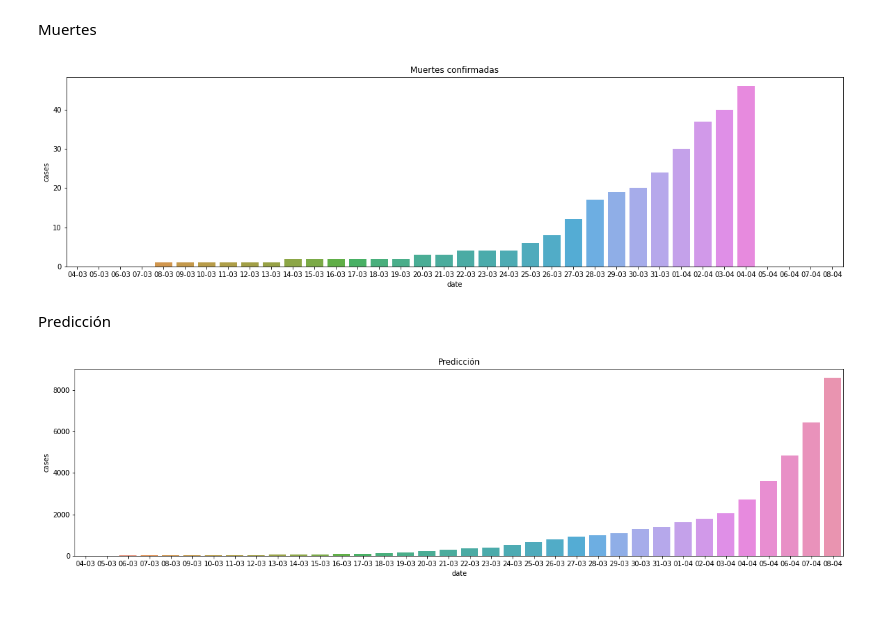
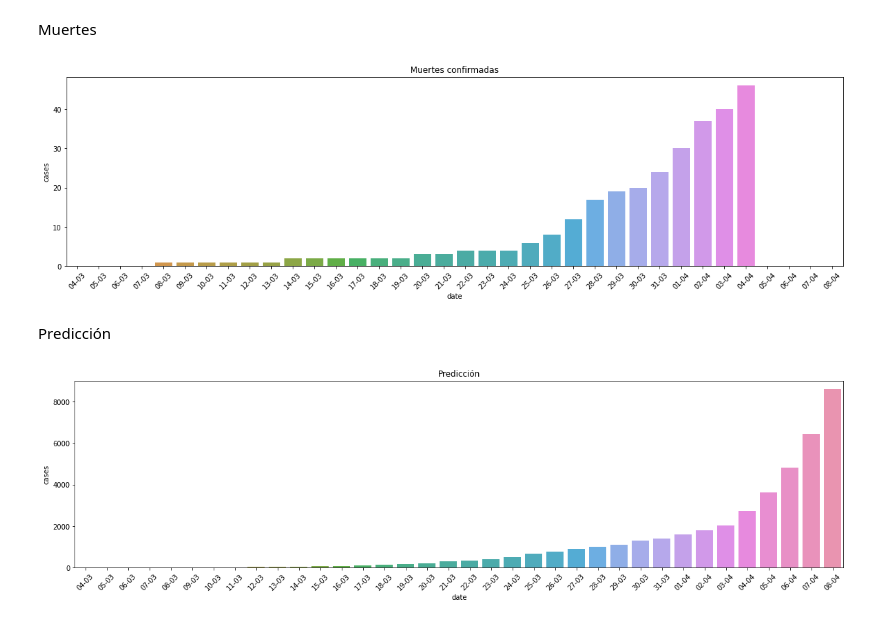
Before and after one commit to cemansilla/covid-19-notebook, a Jupyter notebook: COVID-19.ipynb, the cells around one changed output. Drawn from its saved outputs; the diff is of its cells as text; code cells hidden in the pictures.

```diff
--- a/COVID-19.ipynb
+++ b/COVID-19.ipynb
@@ -74,13 +74,14 @@ Muertes
 # %%
 df_deaths = pd.DataFrame(deaths)
 df_deaths = pd.concat([df_dates, df_deaths], axis=1)
 df_deaths.columns = ['date', 'cases']
 
 plt.figure(figsize=(20,5))
+plt.xticks(rotation=45)
 sns.barplot(data=df_deaths, x='date', y='cases').set(title = 'Muertes confirmadas')
 plt.show()
 # %% [output]
-[figure, old version]
+[figure, new version]
 # %% [markdown]
 Predicción
 # %%
@@ -89,7 +90,8 @@ df_forecast = pd.concat([df_dates, df_forecast], axis=1)
 df_forecast.columns = ['date', 'cases']
 
 plt.figure(figsize=(20,5))
+plt.xticks(rotation=45)
 sns.barplot(data=df_forecast, x='date', y='cases').set(title = 'Predicción')
 plt.show()
 # %% [output]
-[figure, old version]
+[figure, new version]
```
